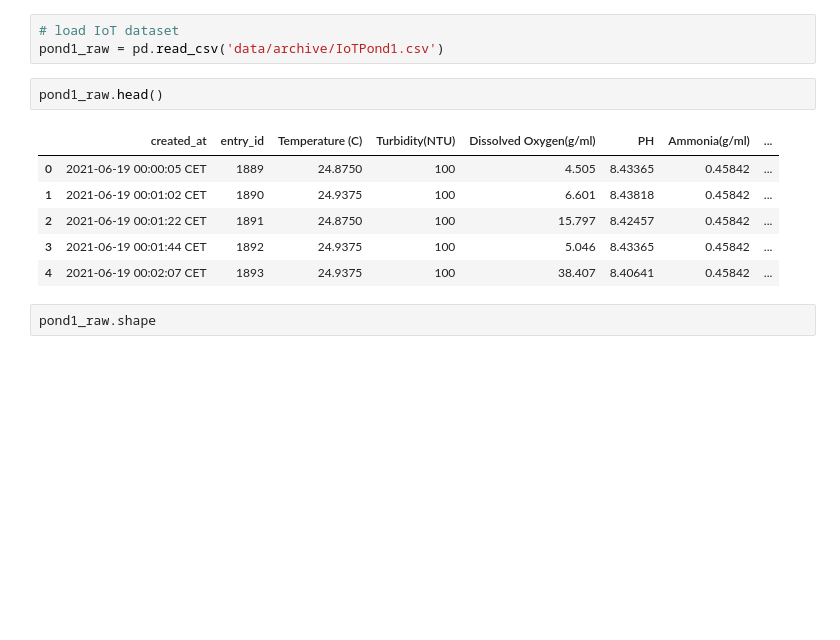
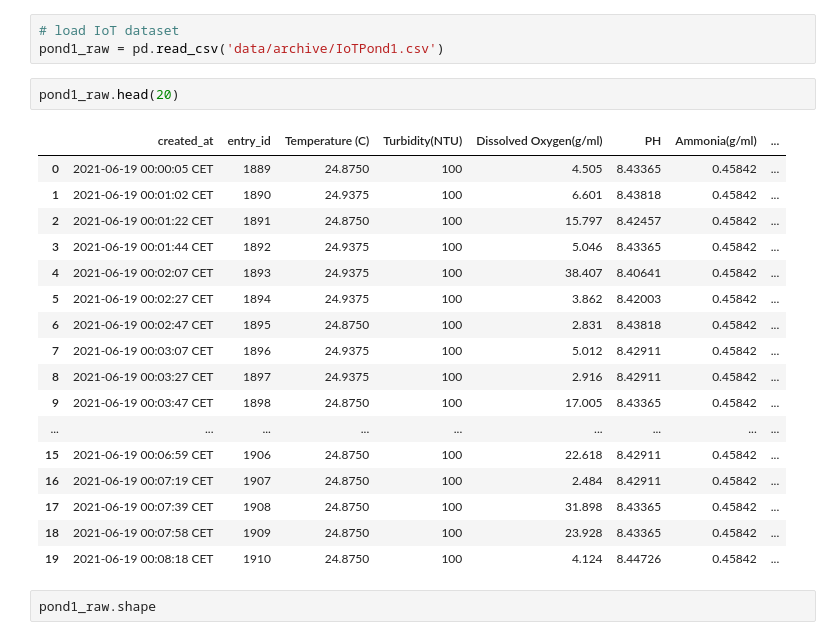
Before and after one commit to apadin-usd/AAI-530-04-Final-Project-Group-4, a Jupyter notebook: notebook/IoT-Based Aquaponics Fish Pond System.ipynb, the cells around one changed output. Drawn from its saved outputs; the diff is of its cells as text; blank space fills up the shorter version.

```diff
--- a/notebook/IoT-Based Aquaponics Fish Pond System.ipynb
+++ b/notebook/IoT-Based Aquaponics Fish Pond System.ipynb
@@ -50,14 +50,25 @@ warnings.filterwarnings("ignore", category=DomainWarning)
 # load IoT dataset
 pond1_raw = pd.read_csv('data/archive/IoTPond1.csv')
 # %%
-pond1_raw.head()
+pond1_raw.head(20)
 # %% [output]
 |  | created_at | entry_id | Temperature (C) | Turbidity(NTU) | Dissolved Oxygen(g/ml) | PH | Ammonia(g/ml) | ... |
 | 0 | 2021-06-19 00:00:05 CET | 1889 | 24.8750 | 100 | 4.505 | 8.43365 | 0.45842 | ... |
 | 1 | 2021-06-19 00:01:02 CET | 1890 | 24.9375 | 100 | 6.601 | 8.43818 | 0.45842 | ... |
 | 2 | 2021-06-19 00:01:22 CET | 1891 | 24.8750 | 100 | 15.797 | 8.42457 | 0.45842 | ... |
 | 3 | 2021-06-19 00:01:44 CET | 1892 | 24.9375 | 100 | 5.046 | 8.43365 | 0.45842 | ... |
 | 4 | 2021-06-19 00:02:07 CET | 1893 | 24.9375 | 100 | 38.407 | 8.40641 | 0.45842 | ... |
+| 5 | 2021-06-19 00:02:27 CET | 1894 | 24.9375 | 100 | 3.862 | 8.42003 | 0.45842 | ... |
+| 6 | 2021-06-19 00:02:47 CET | 1895 | 24.8750 | 100 | 2.831 | 8.43818 | 0.45842 | ... |
+| 7 | 2021-06-19 00:03:07 CET | 1896 | 24.9375 | 100 | 5.012 | 8.42911 | 0.45842 | ... |
+| 8 | 2021-06-19 00:03:27 CET | 1897 | 24.9375 | 100 | 2.916 | 8.42911 | 0.45842 | ... |
+| 9 | 2021-06-19 00:03:47 CET | 1898 | 24.8750 | 100 | 17.005 | 8.43365 | 0.45842 | ... |
+| ... | ... | ... | ... | ... | ... | ... | ... | ... |
+| 15 | 2021-06-19 00:06:59 CET | 1906 | 24.8750 | 100 | 22.618 | 8.42911 | 0.45842 | ... |
+| 16 | 2021-06-19 00:07:19 CET | 1907 | 24.8750 | 100 | 2.484 | 8.42911 | 0.45842 | ... |
+| 17 | 2021-06-19 00:07:39 CET | 1908 | 24.8750 | 100 | 31.898 | 8.43365 | 0.45842 | ... |
+| 18 | 2021-06-19 00:07:58 CET | 1909 | 24.8750 | 100 | 23.928 | 8.43365 | 0.45842 | ... |
+| 19 | 2021-06-19 00:08:18 CET | 1910 | 24.8750 | 100 | 4.124 | 8.44726 | 0.45842 | ... |
 # %%
 pond1_raw.shape
 # %% [output]
```
Also changed, not shown: parts of 9 cells of this notebook.
